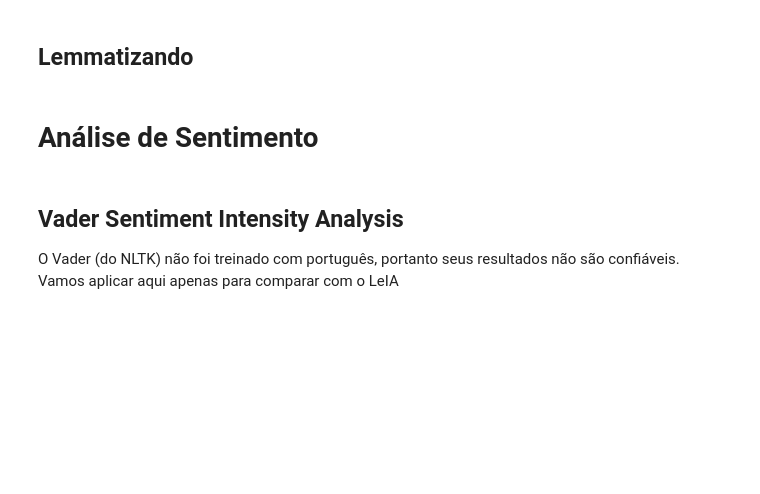
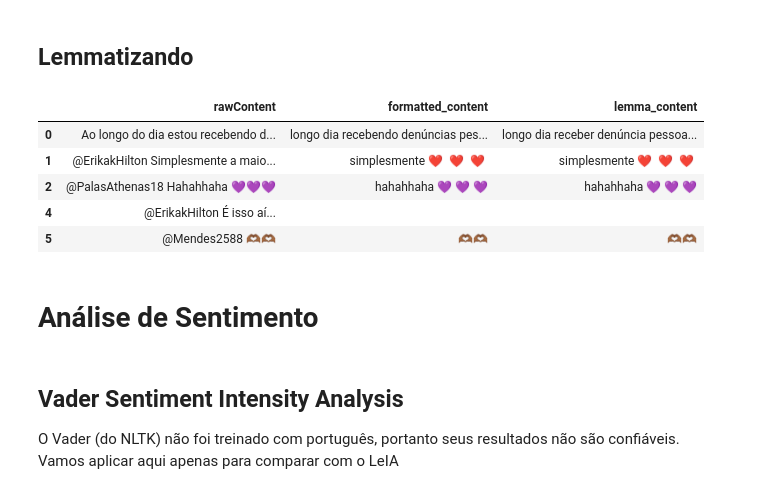
Before and after one commit to thiago-paim/projeto-tera, a Jupyter notebook: notebooks/leia_sentiment_analysis.ipynb, the cells around one changed output. Drawn from its saved outputs; the diff is of its cells as text; code cells hidden in the pictures; blank space fills up the shorter version.

```diff
--- a/notebooks/leia_sentiment_analysis.ipynb
+++ b/notebooks/leia_sentiment_analysis.ipynb
@@ -109,3 +109,12 @@ sample_df['lemma_content'] = sample_df['content_formatted'].apply(lemmatiza)
+# %%
+sample_df[['rawContent', 'formatted_content', 'lemma_content']].head()
+# %% [output]
+|  | rawContent | formatted_content | lemma_content |
+| 0 | Ao longo do dia estou recebendo d... | longo dia recebendo denúncias pes... | longo dia receber denúncia pessoa... |
+| 1 | @ErikakHilton Simplesmente a maio... | simplesmente ❤ ️ ❤ ️ ❤ ️ | simplesmente ❤ ️ ❤ ️ ❤ ️ |
+| 2 | @PalasAthenas18 Hahahhaha 💜💜💜 | hahahhaha 💜 💜 💜 | hahahhaha 💜 💜 💜 |
+| 4 | @ErikakHilton É isso aí... |  |  |
+| 5 | @Mendes2588 🫶🏾🫶🏾 | 🫶🏾🫶🏾 | 🫶🏾🫶🏾 |
 # %% [markdown]
 # Análise de Sentimento
 # %% [markdown]
```
Also changed, not shown: parts of 7 cells of this notebook, 1 other file.
